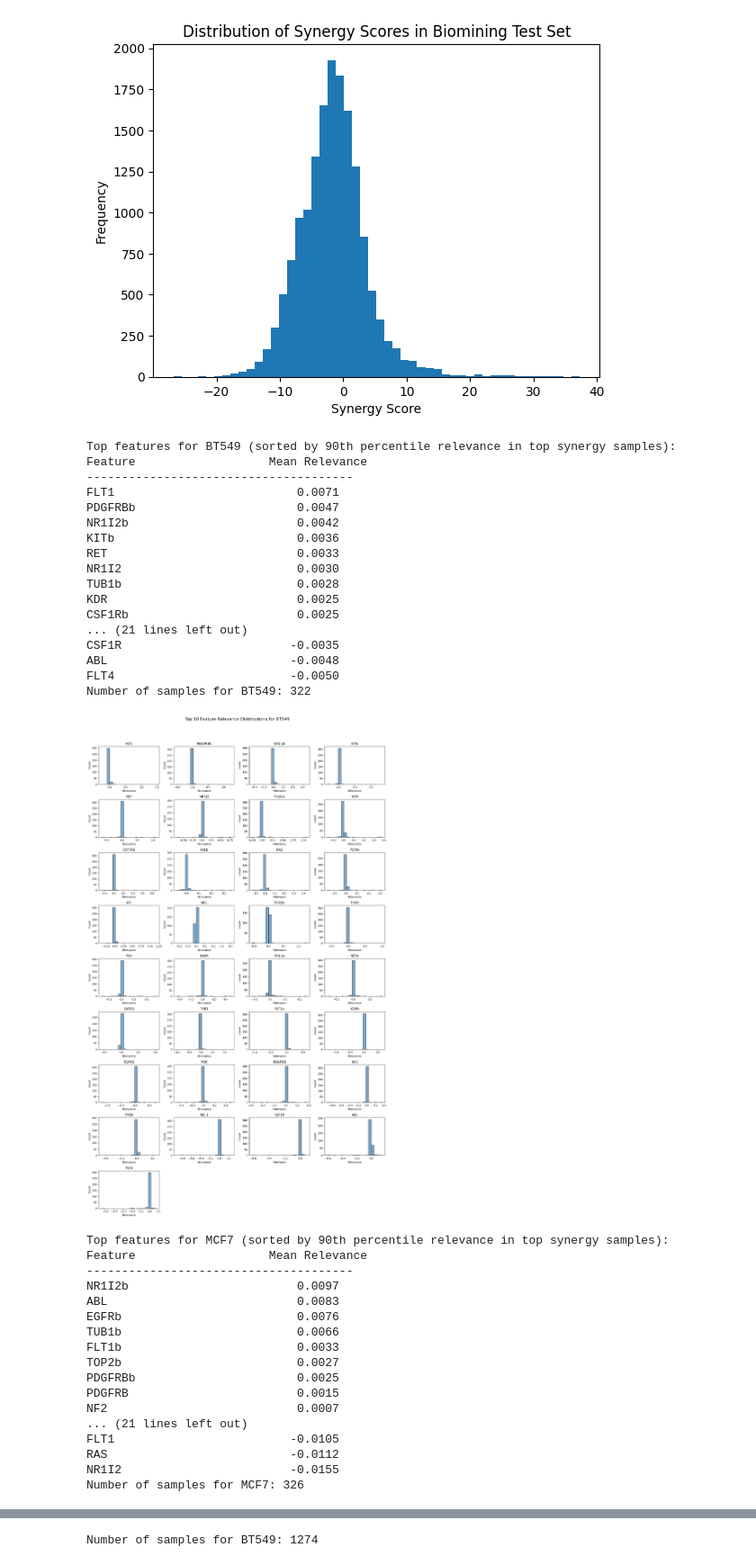
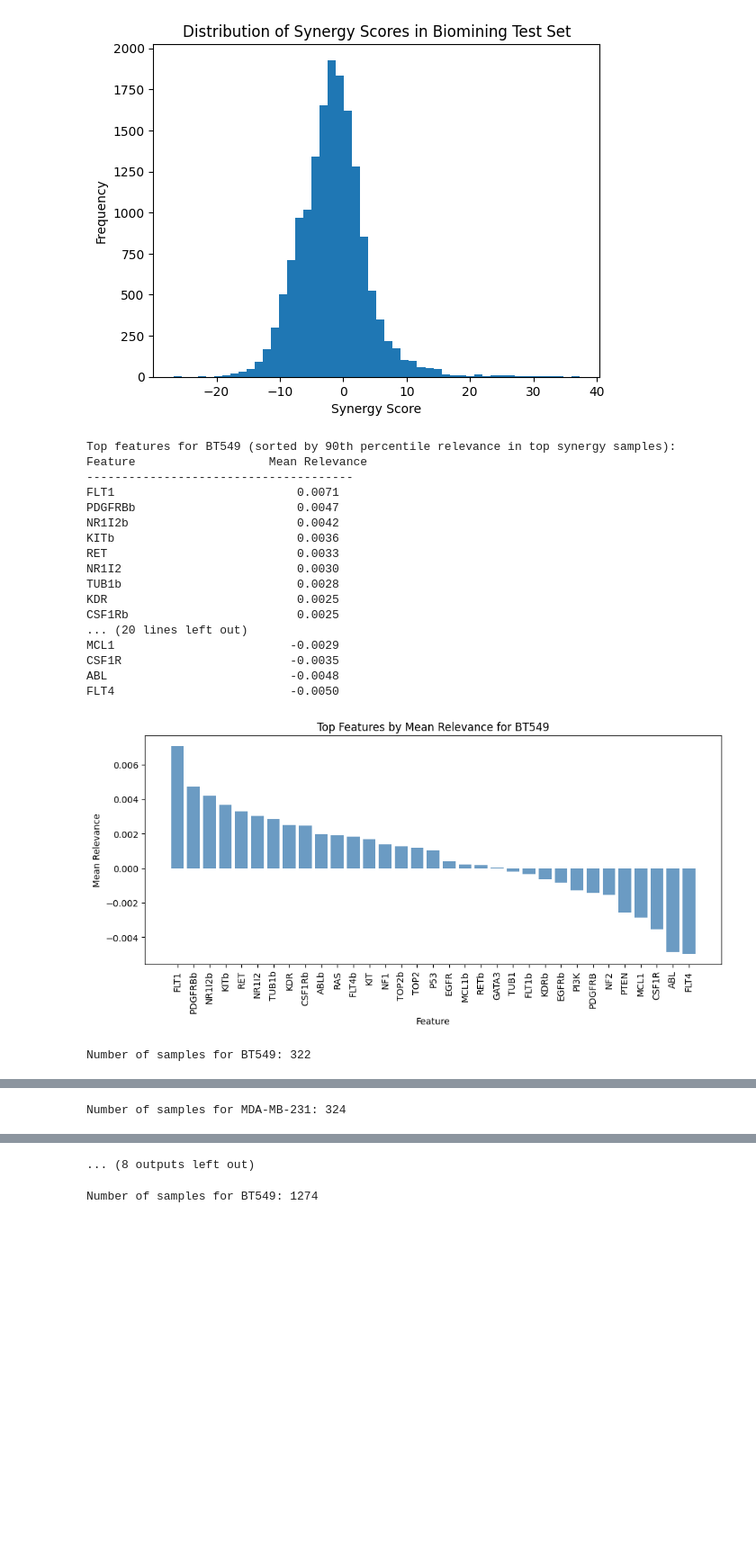
Before and after one commit to Hrishikesh332/Drug-Inhibitor-Cancer-Treatment, a Jupyter notebook: explainability/lrp/explaination.ipynb, the cells around one changed output, grey strips where cells are left out. Shown at 90% size. Saved outputs shown, nothing was run; the diff lists cells and outputs as text; code cells hidden in the pictures; blank space fills up the shorter version.

Commit message:
updated plots

```diff
--- a/explainability/lrp/explaination.ipynb
+++ b/explainability/lrp/explaination.ipynb
@@ -169,50 +169,43 @@ for cell_line_name in cell_line_names:
     relevances_filtered = relevances[new_mask]
     means = np.mean(relevances_filtered, axis=0)
 
 
     print(f"\nTop features for {cell_line_name} (sorted by 90th percentile relevance in top synergy samples):")
     print("{:<25s} {:>10s}".format("Feature", "Mean Relevance"))
     print("-" * 38)
     # sort by bean relevance
     features = np.array(feature_names)[np.argsort(means)[::-1]]
     means = means[np.argsort(means)[::-1]]
     for feat, mean_val in zip(features, means):
         print(f"{feat:<25s} {mean_val:10.4f}")
 
+    plt.figure(figsize=(10, 5))
+    plt.bar(features, means, color='steelblue', alpha=0.8)
+    plt.xticks(rotation=90)
+    plt.xlabel("Feature")
+    plt.ylabel("Mean Relevance")
+    plt.title(f"Top Features by Mean Relevance for {cell_line_name}")
+    plt.tight_layout()
+    plt.show()
+
     show_small_multiple_histograms(new_mask, title_suffix=cell_line_name, selected_features=features)
 # %% [output]
 Top features for BT549 (sorted by 90th percentile relevance in top synergy samples):
 Feature                   Mean Relevance
 --------------------------------------
 FLT1                          0.0071
 PDGFRBb                       0.0047
 NR1I2b                        0.0042
 KITb                          0.0036
 RET                           0.0033
 NR1I2                         0.0030
 TUB1b                         0.0028
 KDR                           0.0025
 CSF1Rb                        0.0025
-... (21 lines left out)
+... (20 lines left out)
+MCL1                         -0.0029
 CSF1R                        -0.0035
 ABL                          -0.0048
 FLT4                         -0.0050
-Number of samples for BT549: 322
-[figure, old version]
+[figure, new version]
-Top features for MCF7 (sorted by 90th percentile relevance in top synergy samples):
-Feature                   Mean Relevance
---------------------------------------
-NR1I2b                        0.0097
-ABL                           0.0083
-EGFRb                         0.0076
-TUB1b                         0.0066
-FLT1b                         0.0033
-TOP2b                         0.0027
-PDGFRBb                       0.0025
-PDGFRB                        0.0015
-NF2                           0.0007
-... (21 lines left out)
-FLT1                         -0.0105
-RAS                          -0.0112
-NR1I2                        -0.0155
-Number of samples for MCF7: 326
+Number of samples for BT549: 322
@@ -273,0 +251 @@ Number of samples for T47D: 322
+Number of samples for MDA-MB-231: 324
@@ -274,3 +253,4 @@ Number of samples for T47D: 322
+... (8 outputs left out)
 # %%
 # get second order plot
 import matplotlib.pyplot as plt
```
Also changed, not shown: parts of 3 cells of this notebook.
